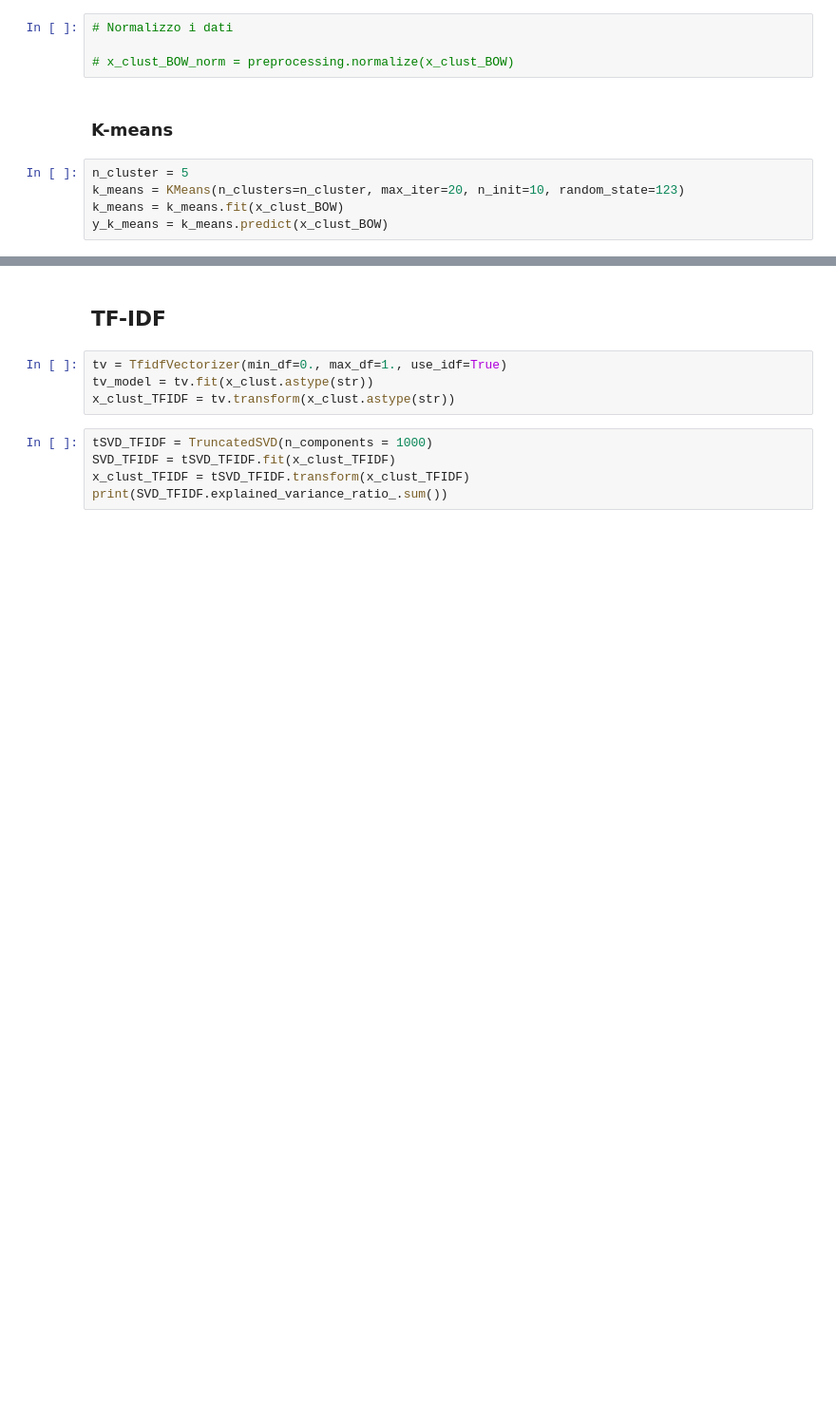
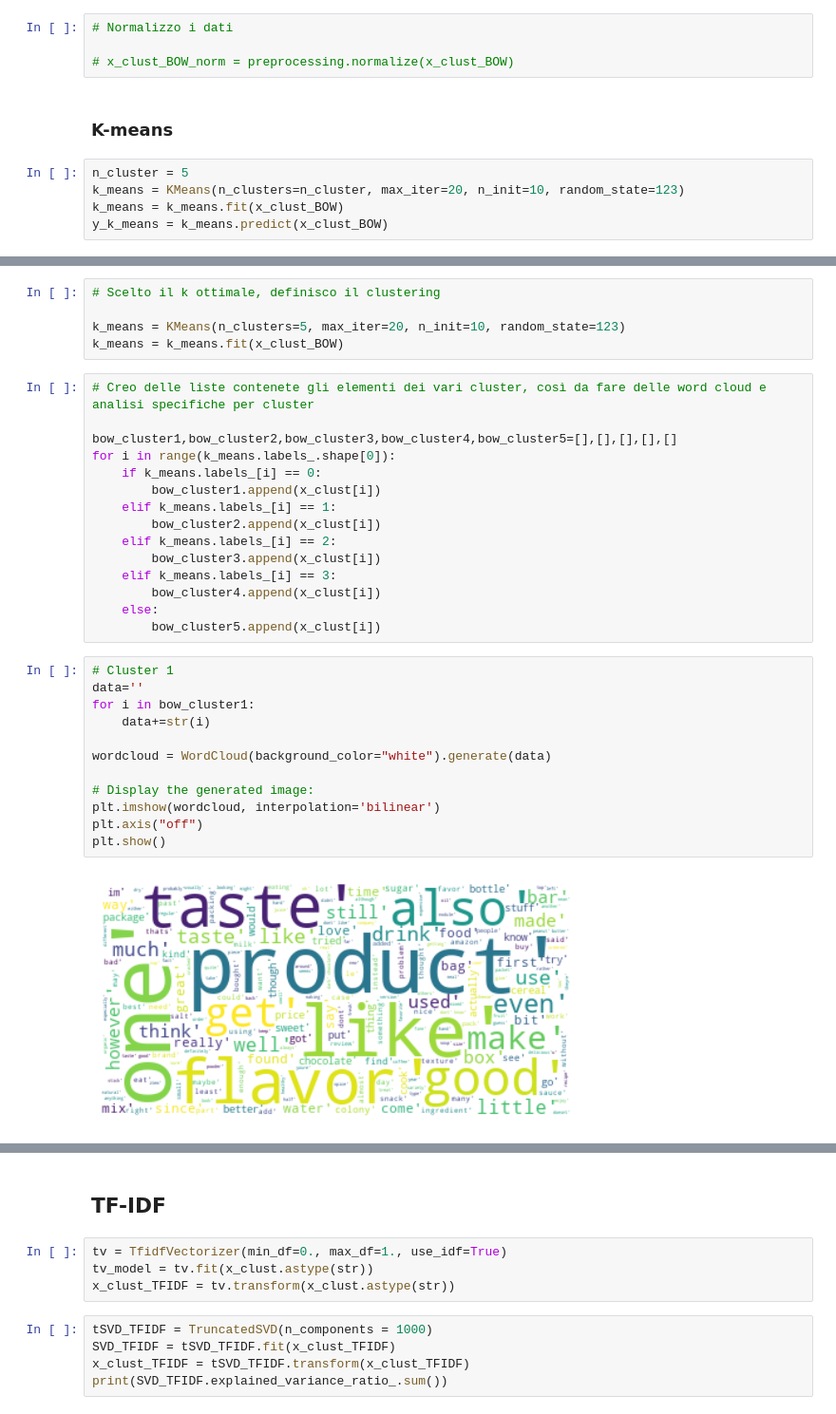
Before and after one commit to rmarconzini/amazon-fine-food-reviews-classification-clustering, a Jupyter notebook: Clustering.ipynb, the cells around one changed output, grey strips where cells are left out. Shown at 95% size. Drawn from its saved outputs; the diff is of its cells as text; blank space fills up the shorter version.

```diff
--- a/Clustering.ipynb
+++ b/Clustering.ipynb
@@ -163,0 +192,34 @@ Adjusted Rand Index: 0.002580407143986559
+# %%
+# Scelto il k ottimale, definisco il clustering
+
+k_means = KMeans(n_clusters=5, max_iter=20, n_init=10, random_state=123)
+k_means = k_means.fit(x_clust_BOW)
+# %%
+# Creo delle liste contenete gli elementi dei vari cluster, così da fare delle word cloud e analisi specifiche per cluster
+
+bow_cluster1,bow_cluster2,bow_cluster3,bow_cluster4,bow_cluster5=[],[],[],[],[]
+for i in range(k_means.labels_.shape[0]):
+    if k_means.labels_[i] == 0:
+        bow_cluster1.append(x_clust[i])
+    elif k_means.labels_[i] == 1:
+        bow_cluster2.append(x_clust[i])
+    elif k_means.labels_[i] == 2:
+        bow_cluster3.append(x_clust[i])
+    elif k_means.labels_[i] == 3:
+        bow_cluster4.append(x_clust[i])
+    else:
+        bow_cluster5.append(x_clust[i])
+# %%
+# Cluster 1
+data=''
+for i in bow_cluster1:
+    data+=str(i)
+
+wordcloud = WordCloud(background_color="white").generate(data)
+
+# Display the generated image:
+plt.imshow(wordcloud, interpolation='bilinear')
+plt.axis("off")
+plt.show()
+# %% [output]
+[figure, added]
```
Also changed, not shown: parts of 30 cells of this notebook.
